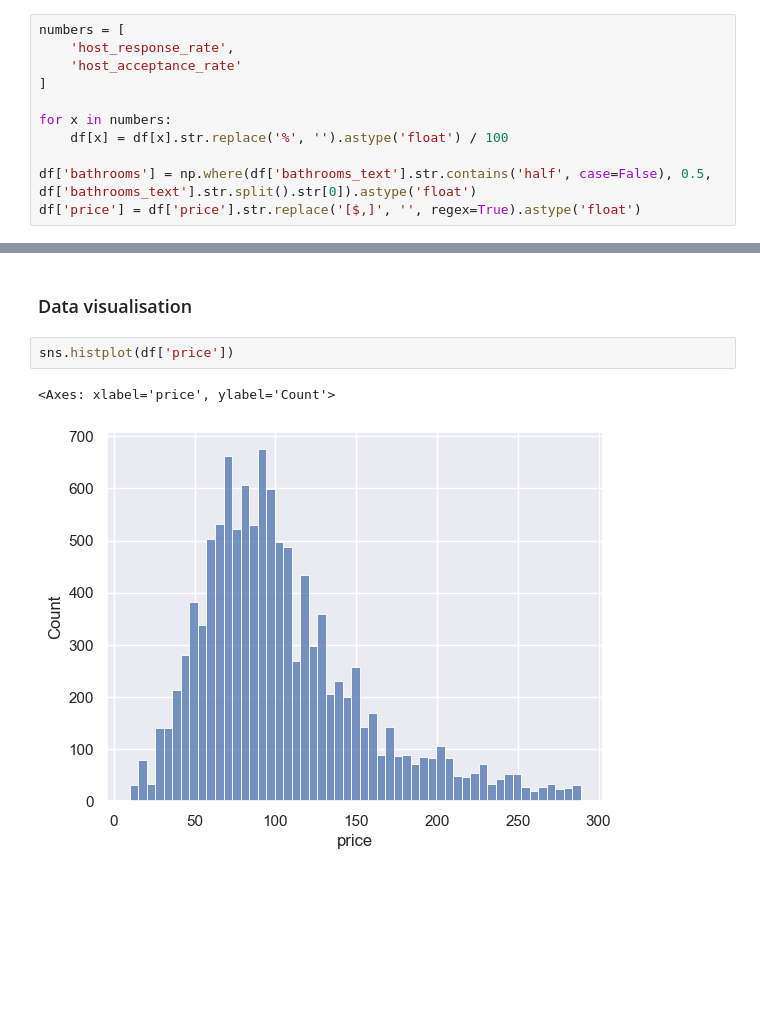
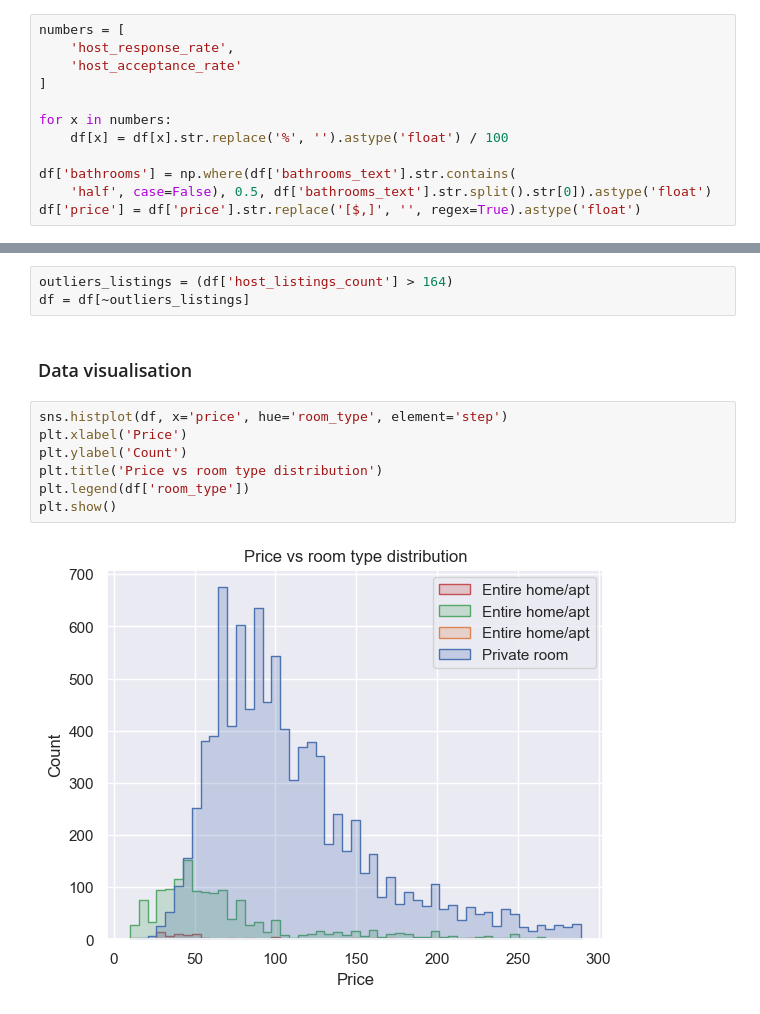
Before and after one commit to Beacon6/airbnb-vienna, a Jupyter notebook: vienna.ipynb, the cells around one changed output, grey strips where cells are left out. Drawn from its saved outputs; the diff is of its cells as text; blank space fills up the shorter version.

Commit message:
Add more visualisations

```diff
--- a/vienna.ipynb
+++ b/vienna.ipynb
@@ -77,7 +80,8 @@ numbers = [
 for x in numbers:
     df[x] = df[x].str.replace('%', '').astype('float') / 100
 
-df['bathrooms'] = np.where(df['bathrooms_text'].str.contains('half', case=False), 0.5, df['bathrooms_text'].str.split().str[0]).astype('float')
+df['bathrooms'] = np.where(df['bathrooms_text'].str.contains(
+    'half', case=False), 0.5, df['bathrooms_text'].str.split().str[0]).astype('float')
 df['price'] = df['price'].str.replace('[$,]', '', regex=True).astype('float')
 # %% [markdown]
 #### Datetime data
@@ -273,7 +281,14 @@ df = df[~outliers_price]
+# %%
+outliers_listings = (df['host_listings_count'] > 164)
+df = df[~outliers_listings]
 # %% [markdown]
 ### Data visualisation
-# %%
-sns.histplot(df['price'])
-# %% [output]
-<Axes: xlabel='price', ylabel='Count'>
-[figure, removed]
+# %%
+sns.histplot(df, x='price', hue='room_type', element='step')
+plt.xlabel('Price')
+plt.ylabel('Count')
+plt.title('Price vs room type distribution')
+plt.legend(df['room_type'])
+plt.show()
+# %% [output]
+[figure, added]
```
Also changed, not shown: parts of 7 cells of this notebook.
